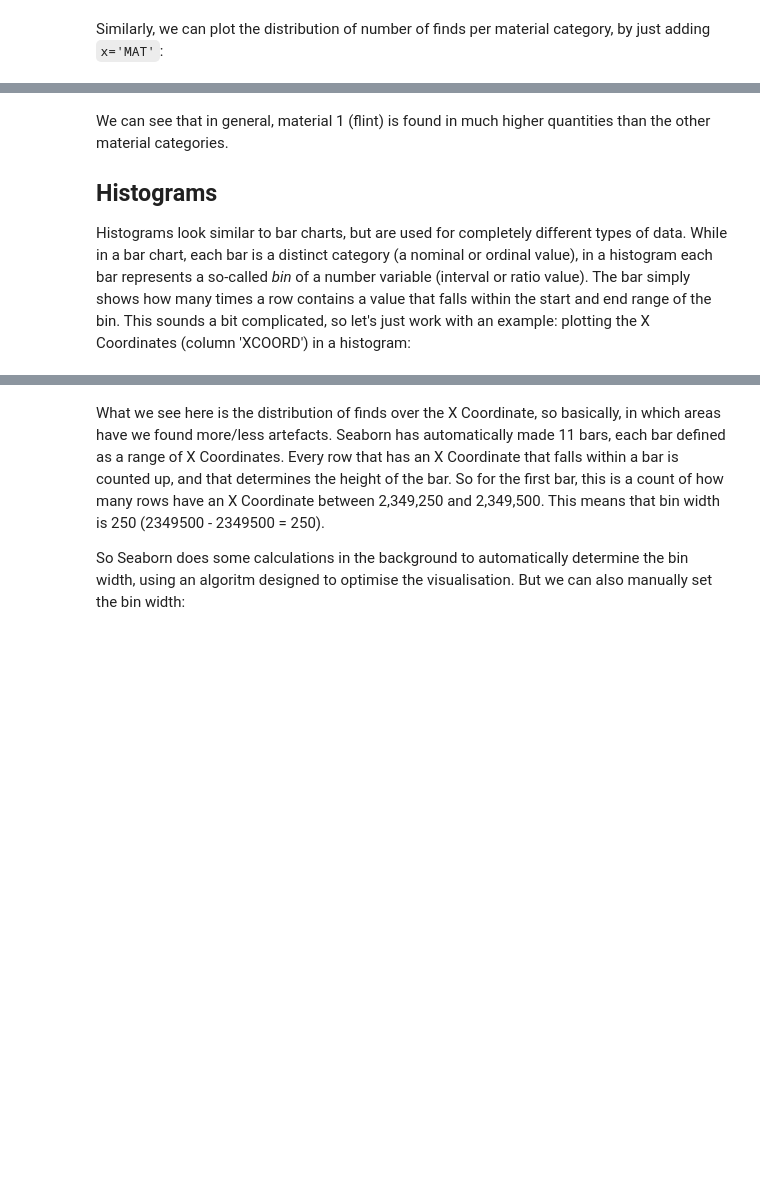
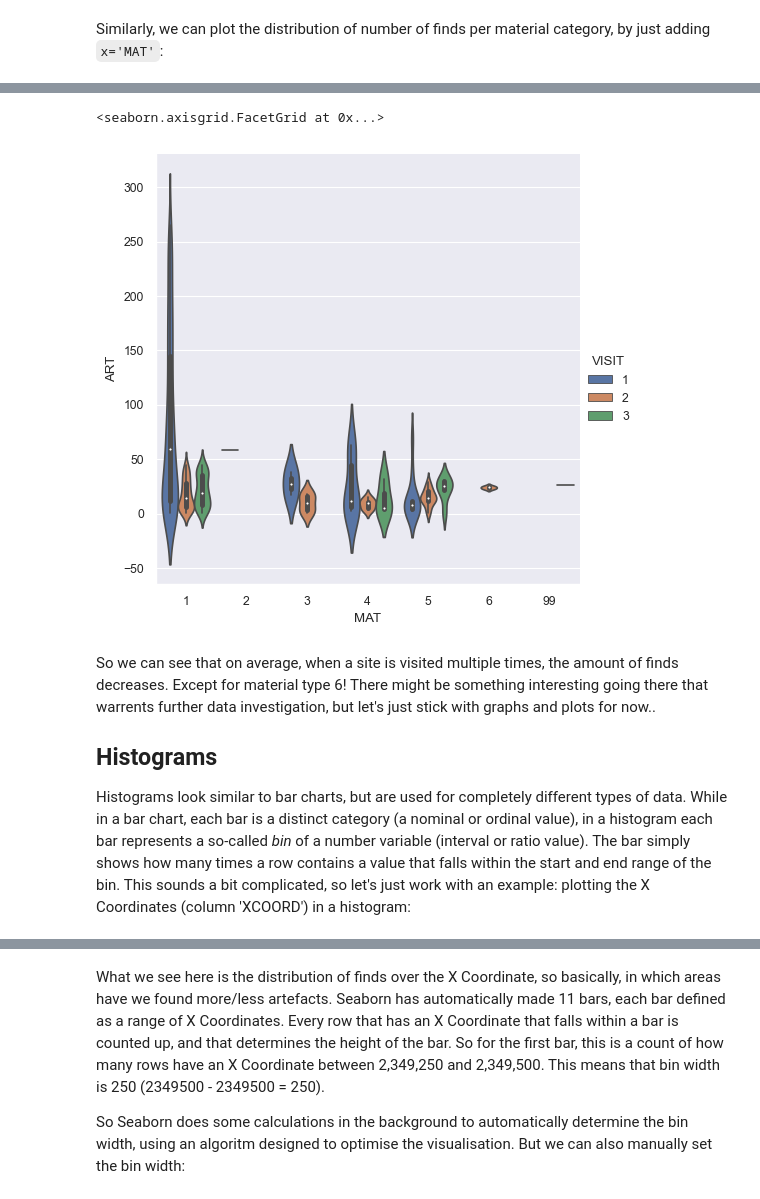
Before and after one commit to alexbrandsen/making-graphs-in-python-for-archaeologists, a Jupyter notebook: making-graphs-and-plots.ipynb, the cells around one changed output, grey strips where cells are left out. Cells and saved outputs as stored; diff of their text form; code cells hidden in the pictures; blank space fills up the shorter version.

```diff
--- a/making-graphs-and-plots.ipynb
+++ b/making-graphs-and-plots.ipynb
@@ -122,5 +635,18 @@ plt.show()
+# %%
+# making the violin plot
+sns.catplot(
+    data=artefacts,
+    x="MAT",
+    y="ART",
+    hue="VISIT",
+    kind="violin",
+    scale="width"
+)
+# %% [output]
+<seaborn.axisgrid.FacetGrid at 0x...>
+[figure, added]
 # %% [markdown]
-We can see that in general, material 1 (flint) is found in much higher quantities than the other material categories.
+So we can see that on average, when a site is visited multiple times, the amount of finds decreases. Except for material type 6! There might be something interesting going there that warrents further data investigation, but let's just stick with graphs and plots for now..
 
 ## Histograms
 
```
Also changed, not shown: parts of 107 cells of this notebook.
